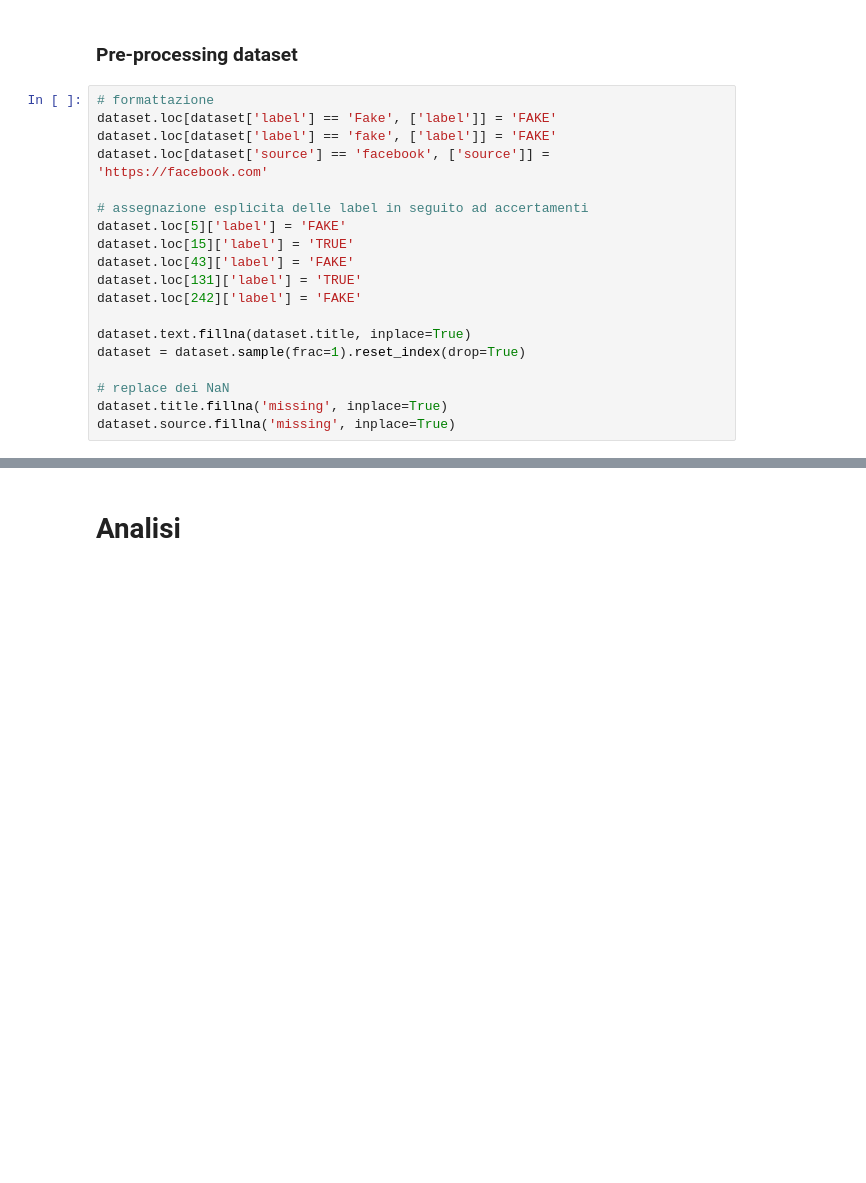
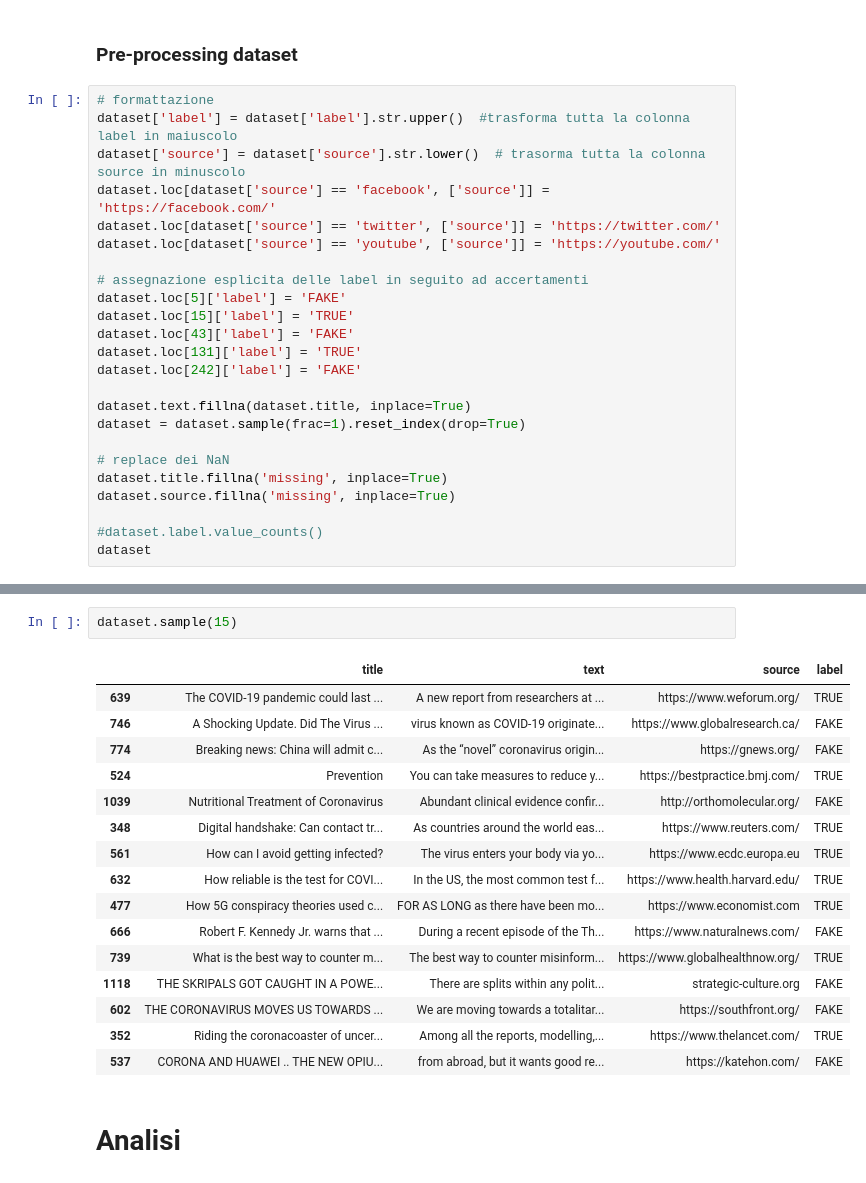
Before and after one commit to alescardicchio/COVID19-FakeNewsDetection, a Jupyter notebook: covidfakenews.ipynb, the cells around one changed output, grey strips where cells are left out. Cells and saved outputs as stored; diff of their text form; blank space fills up the shorter version.

```diff
--- a/covidfakenews.ipynb
+++ b/covidfakenews.ipynb
@@ -9,9 +35,11 @@ dataset = pd.read_csv("./dataset/corona_fake.csv")
 ### Pre-processing dataset
 # %%
 # formattazione
-dataset.loc[dataset['label'] == 'Fake', ['label']] = 'FAKE'
-dataset.loc[dataset['label'] == 'fake', ['label']] = 'FAKE'
-dataset.loc[dataset['source'] == 'facebook', ['source']] = 'https://facebook.com'
+dataset['label'] = dataset['label'].str.upper()  #trasforma tutta la colonna label in maiuscolo
+dataset['source'] = dataset['source'].str.lower()  # trasorma tutta la colonna source in minuscolo
+dataset.loc[dataset['source'] == 'facebook', ['source']] = 'https://facebook.com/'
+dataset.loc[dataset['source'] == 'twitter', ['source']] = 'https://twitter.com/'
+dataset.loc[dataset['source'] == 'youtube', ['source']] = 'https://youtube.com/'
 
 # assegnazione esplicita delle label in seguito ad accertamenti
 dataset.loc[5]['label'] = 'FAKE'
@@ -26,3 +54,6 @@ dataset = dataset.sample(frac=1).reset_index(drop=True)
 # replace dei NaN
 dataset.title.fillna('missing', inplace=True)
 dataset.source.fillna('missing', inplace=True)
+
+#dataset.label.value_counts()
+dataset
@@ -29,3 +74,22 @@ dataset.source.fillna('missing', inplace=True)
+# %%
+dataset.sample(15)
+# %% [output]
+|  | title | text | source | label |
+| 639 | The COVID-19 pandemic could last ... | A new report from researchers at ... | https://www.weforum.org/ | TRUE |
+| 746 | A Shocking Update. Did The Virus ... | virus known as COVID-19 originate... | https://www.globalresearch.ca/ | FAKE |
+| 774 | Breaking news: China will admit c... | As the “novel” coronavirus origin... | https://gnews.org/ | FAKE |
+| 524 | Prevention | You can take measures to reduce y... | https://bestpractice.bmj.com/ | TRUE |
+| 1039 | Nutritional Treatment of Coronavirus | Abundant clinical evidence confir... | http://orthomolecular.org/ | FAKE |
+| 348 | Digital handshake: Can contact tr... | As countries around the world eas... | https://www.reuters.com/ | TRUE |
+| 561 | How can I avoid getting infected? | The virus enters your body via yo... | https://www.ecdc.europa.eu | TRUE |
+| 632 | How reliable is the test for COVI... | In the US, the most common test f... | https://www.health.harvard.edu/ | TRUE |
+| 477 | How 5G conspiracy theories used c... | FOR AS LONG as there have been mo... | https://www.economist.com | TRUE |
+| 666 | Robert F. Kennedy Jr. warns that ... | During a recent episode of the Th... | https://www.naturalnews.com/ | FAKE |
+| 739 | What is the best way to counter m... | The best way to counter misinform... | https://www.globalhealthnow.org/ | TRUE |
+| 1118 | THE SKRIPALS GOT CAUGHT IN A POWE... | There are splits within any polit... | strategic-culture.org | FAKE |
+| 602 | THE CORONAVIRUS MOVES US TOWARDS ... | We are moving towards a totalitar... | https://southfront.org/ | FAKE |
+| 352 | Riding the coronacoaster of uncer... | Among all the reports, modelling,... | https://www.thelancet.com/ | TRUE |
+| 537 | CORONA AND HUAWEI .. THE NEW OPIU... | from abroad, but it wants good re... | https://katehon.com/ | FAKE |
 # %% [markdown]
 # Analisi
 # %%
```
Also changed, not shown: parts of 30 cells of this notebook.
